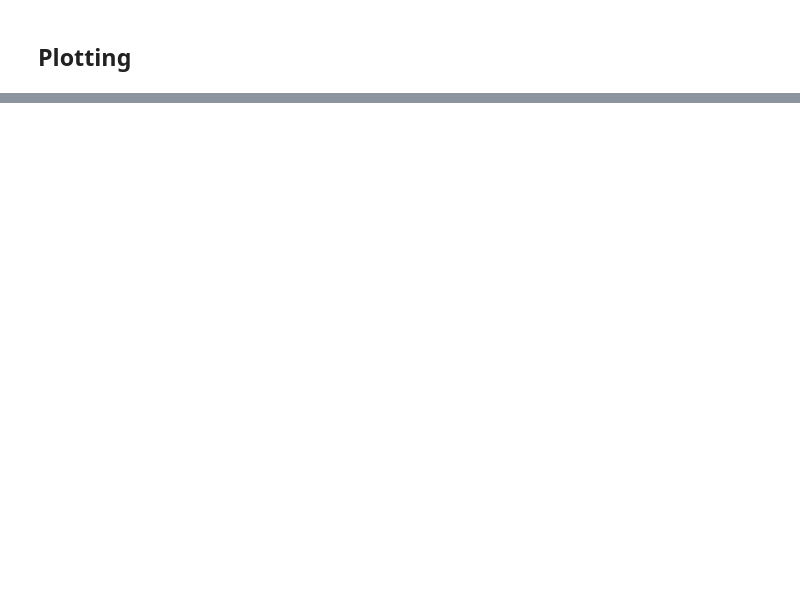
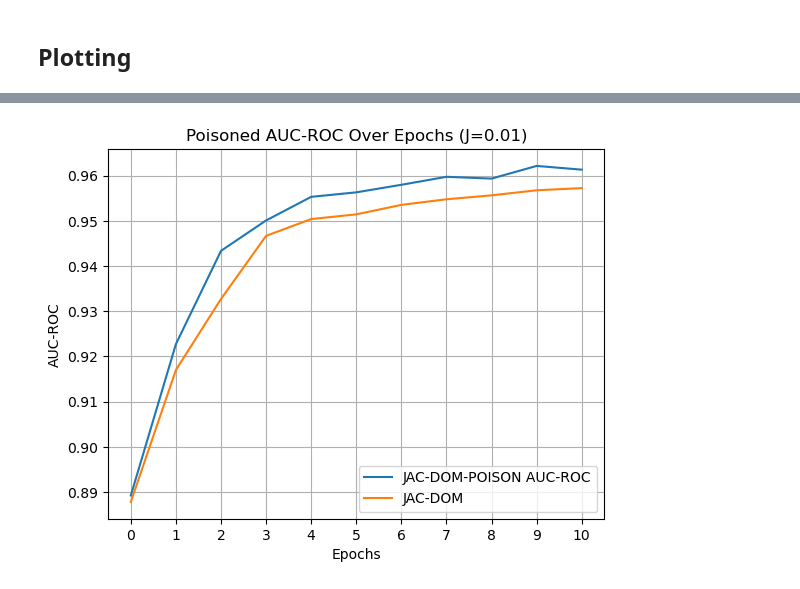
Before and after one commit to Grace-Melchiors/AAU-Dat6-Poison-GAD, a Jupyter notebook: notebooks/dominant_jaccard_sim.ipynb, the cells around one changed output, grey strips where cells are left out. Drawn from its saved outputs; the diff is of its cells as text; code cells hidden in the pictures; blank space fills up the shorter version.

```diff
--- a/notebooks/dominant_jaccard_sim.ipynb
+++ b/notebooks/dominant_jaccard_sim.ipynb
@@ -623,3 +611,21 @@ plt.show()
+# %%
+# plt.plot(M2_aucroc_arr, label='DOM-POISON AUC-ROC')
+plt.plot(M4_aucroc_arr, label='JAC-DOM-POISON AUC-ROC')
+plt.plot(M3_aucroc_arr, label='JAC-DOM')
+
+# plt.plot(M2_aucroc_norm, label='DOM-POISON AUC-ROC (norm)')
+# plt.plot(M4_aucroc_norm, label='JAC-DOM-POISON AUC-ROC (norm)')
+
+plt.xlabel('Epochs')
+plt.ylabel('AUC-ROC')
+plt.title('Poisoned AUC-ROC Over Epochs (J=0.01)')
+# plt.ylim(0, 1)  # Set y-axis limits from 0 to 1
+plt.xticks(range(11))  # Set x-axis tick marks and labels, incrementing by 1
+plt.grid(True)
+plt.legend()
+plt.show()
+# %% [output]
+[figure, added]
 # %%
 # from torch_geometric.datasets import Planetoid
 # import torch_geometric.utils as pyg_utils
```
Also changed, not shown: parts of 14 cells of this notebook.
